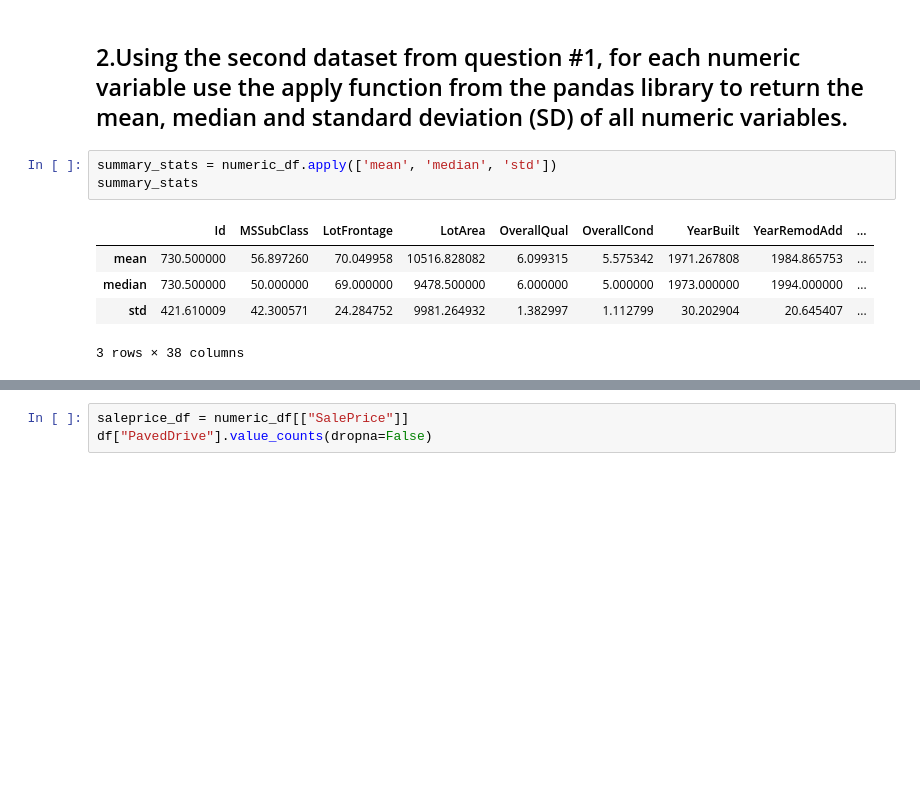
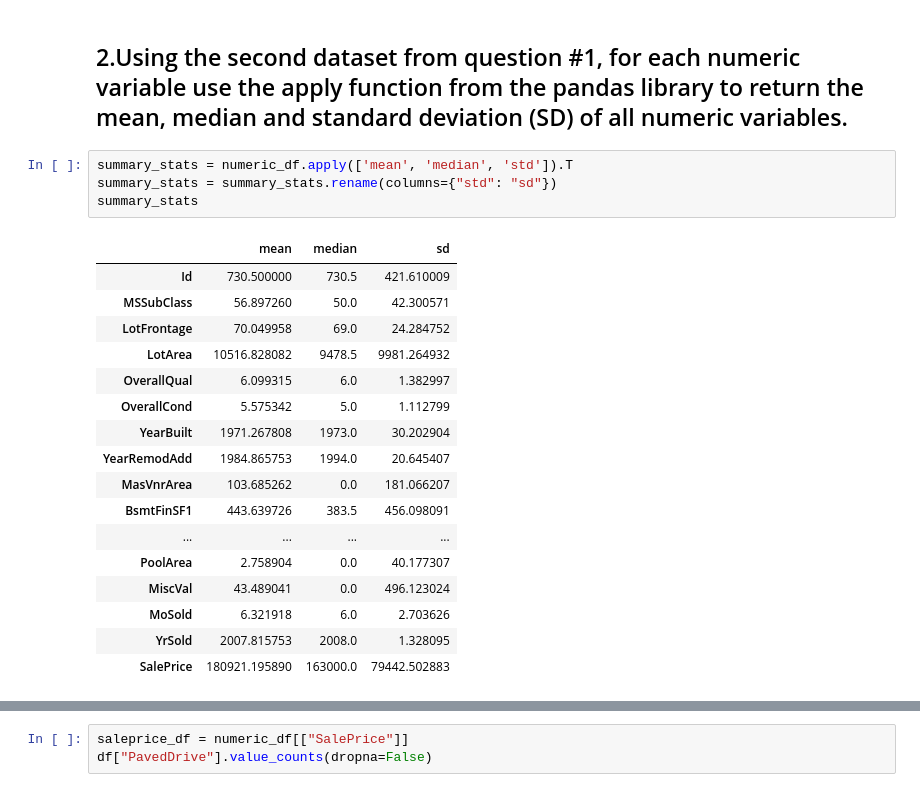
Before and after one commit to 97Peipei/QMSS-GR5072-Spring2026-HWs, a Jupyter notebook: homework-4-main/HW04.ipynb, the cells around one changed output, grey strips where cells are left out. Cells and saved outputs as stored; diff of their text form; blank space fills up the shorter version.

```diff
--- a/homework-4-main/HW04.ipynb
+++ b/homework-4-main/HW04.ipynb
@@ -89,14 +91,27 @@ boolean_df.tail()
 # %% [markdown]
 ## 2.Using the second dataset from question #1, for each numeric variable use the apply function from the pandas library to return the mean, median and standard deviation (SD) of all numeric variables.
 # %%
-summary_stats = numeric_df.apply(['mean', 'median', 'std'])
+summary_stats = numeric_df.apply(['mean', 'median', 'std']).T
+summary_stats = summary_stats.rename(columns={"std": "sd"})
 summary_stats
 # %% [output]
-|  | Id | MSSubClass | LotFrontage | LotArea | OverallQual | OverallCond | YearBuilt | YearRemodAdd | ... |
-| mean | 730.500000 | 56.897260 | 70.049958 | 10516.828082 | 6.099315 | 5.575342 | 1971.267808 | 1984.865753 | ... |
-| median | 730.500000 | 50.000000 | 69.000000 | 9478.500000 | 6.000000 | 5.000000 | 1973.000000 | 1994.000000 | ... |
-| std | 421.610009 | 42.300571 | 24.284752 | 9981.264932 | 1.382997 | 1.112799 | 30.202904 | 20.645407 | ... |
+|  | mean | median | sd |
+| Id | 730.500000 | 730.5 | 421.610009 |
+| MSSubClass | 56.897260 | 50.0 | 42.300571 |
+| LotFrontage | 70.049958 | 69.0 | 24.284752 |
+| LotArea | 10516.828082 | 9478.5 | 9981.264932 |
+| OverallQual | 6.099315 | 6.0 | 1.382997 |
+| OverallCond | 5.575342 | 5.0 | 1.112799 |
+| YearBuilt | 1971.267808 | 1973.0 | 30.202904 |
+| YearRemodAdd | 1984.865753 | 1994.0 | 20.645407 |
+| MasVnrArea | 103.685262 | 0.0 | 181.066207 |
+| BsmtFinSF1 | 443.639726 | 383.5 | 456.098091 |
+| ... | ... | ... | ... |
+| PoolArea | 2.758904 | 0.0 | 40.177307 |
+| MiscVal | 43.489041 | 0.0 | 496.123024 |
+| MoSold | 6.321918 | 6.0 | 2.703626 |
+| YrSold | 2007.815753 | 2008.0 | 1.328095 |
+| SalePrice | 180921.195890 | 163000.0 | 79442.502883 |
-3 rows × 38 columns
 # %% [markdown]
 ## 3.Using the second dataset from question #1, create a new dataset that only includes the variable indicating sales price ("SalePrice"). Search for a categorical variable which has between 2-4 categories in the full dataset that you think may be related to the sales price of houses. Give the mean, median and SD for SalePrice based on the different groups of the categorical variables. Does the average price seem to vary by the different levels of the categorical factor you chose?
 # %%
```
Also changed, not shown: parts of 4 cells of this notebook.
